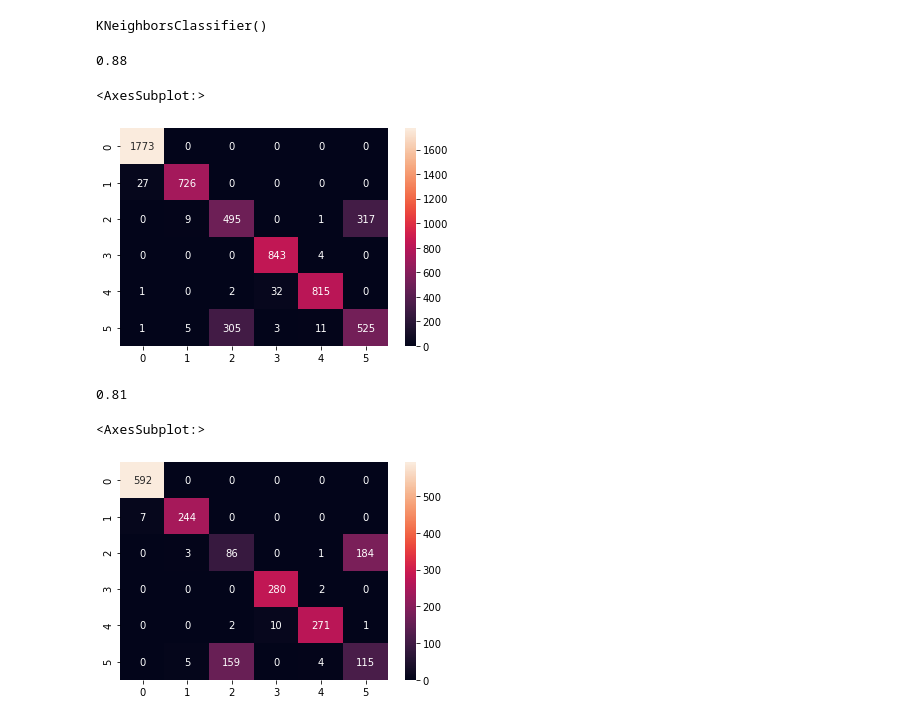
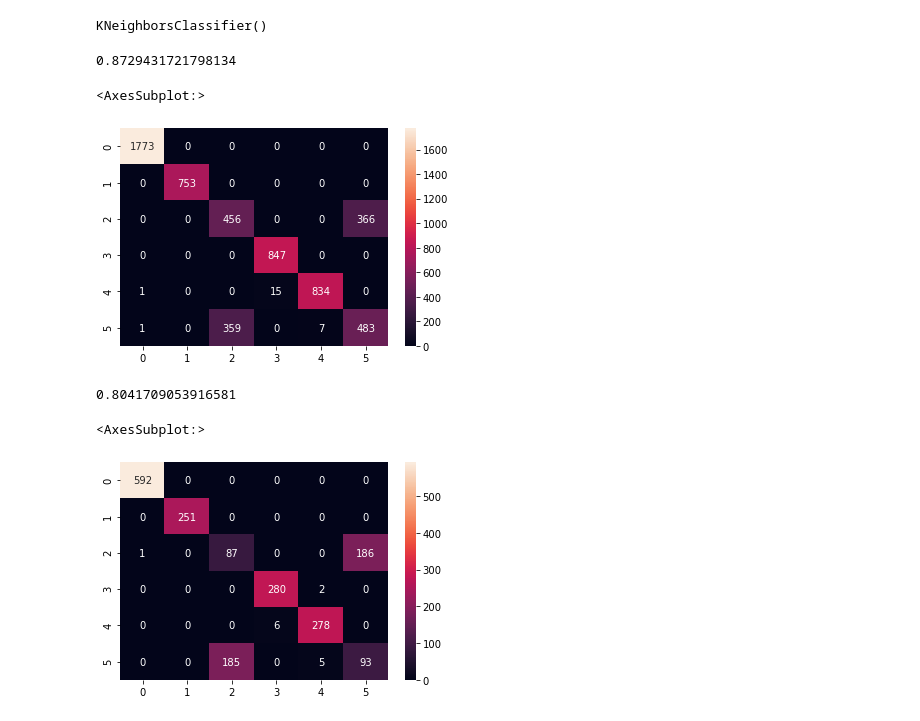
Before and after one commit to LeandroNardi96/Clasificacion_fallas_electricas_multiclass, a Jupyter notebook: Electrical_fault_multiclass.ipynb, the cells around one changed output. Cells and saved outputs as stored; diff of their text form; code cells hidden in the pictures.

```diff
--- a/Electrical_fault_multiclass.ipynb
+++ b/Electrical_fault_multiclass.ipynb
@@ -159,6 +221,6 @@ from sklearn.neighbors import KNeighborsClassifier
 # %%
 knn = KNeighborsClassifier()
-knn.fit(X_train, y_train)
+knn.fit(X_train_scaler, y_train)
 # %% [output]
 KNeighborsClassifier()
 # %%
@@ -166,18 +228,17 @@ y_pred_train = knn.predict(X_train)
 # %%
-from sklearn.metrics import accuracy_score,confusion_matrix
-print(accuracy_score(y_train, y_pred_train).round(2))
+print(accuracy_score(y_train, y_pred_train))
 cm = confusion_matrix(y_train, y_pred_train)
 sns.heatmap(cm, annot=True,fmt='d')
 # %% [output]
-0.88
+0.8729431721798134
 <AxesSubplot:>
 [figure]
 # %%
-y_pred_test = knn.predict(X_test)
-print(accuracy_score(y_test, y_pred_test).round(2))
+y_pred_test = knn.predict(X_test_scaler)
+print(accuracy_score(y_test, y_pred_test))
 cm = confusion_matrix(y_test, y_pred_test)
 sns.heatmap(cm, annot=True,fmt='d')
 # %% [output]
-0.81
+0.8041709053916581
 <AxesSubplot:>
-[figure, old version]
+[figure, new version]
```
Also changed, not shown: parts of 38 cells of this notebook.
